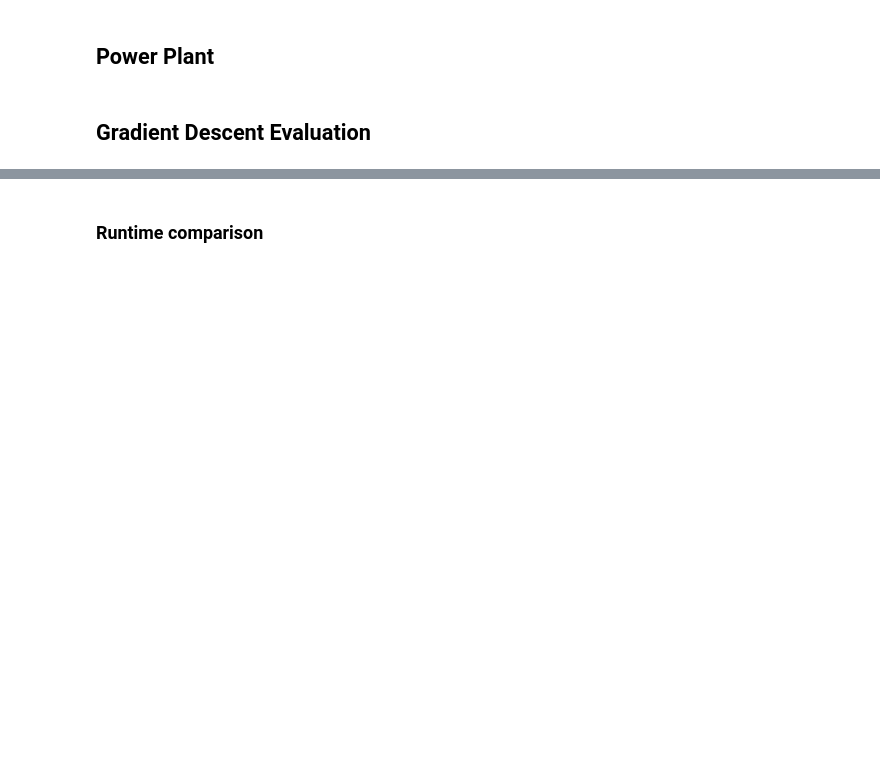
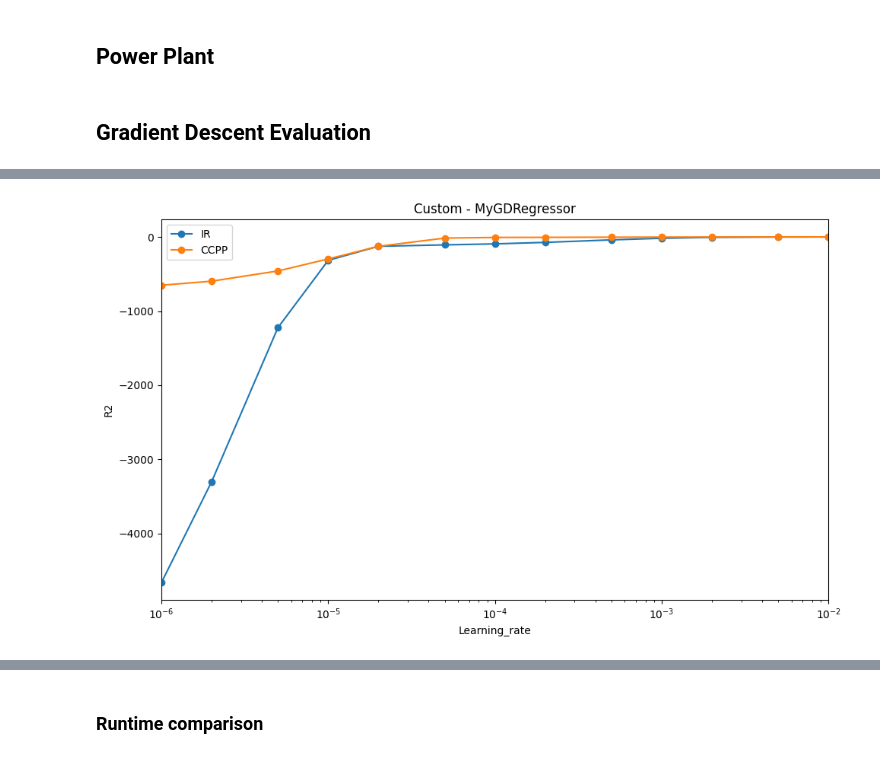
Before and after one commit to Maustrian3/ML24, a Jupyter notebook: exercise-2/ex2-evaluation.ipynb, the cells around one changed output, grey strips where cells are left out. Saved outputs shown, nothing was run; the diff lists cells and outputs as text; code cells hidden in the pictures; blank space fills up the shorter version.

```diff
--- a/exercise-2/ex2-evaluation.ipynb
+++ b/exercise-2/ex2-evaluation.ipynb
@@ -262,0 +380,95 @@ KeyboardInterrupt:
+# %%
+reload(evaluator)
+
+ir_y_train = ir_y_train.astype(float)
+ir_y_test = ir_y_test.astype(float)
+
+max_iter = 10000
+
+hyperparameters_my_gd = {
+    'max_iter': max_iter,
+}
+
+hyperparameters_sgd = {
+    'max_iter': max_iter,
+    #'eta0': learning_rate,
+    'loss': 'squared_error',
+    'learning_rate': 'constant',
+    'tol': None,
+    'shuffle': False,
+    'penalty': None,
+}
+
+base_values = [0.05, 0.02, 0.01]
+scaled_values = base_values.copy()
+for i in range(1, 5):
+    for value in base_values:
+        scaled_values.append(value * (10 ** -i))
+scaled_values.reverse()
+scaled_values.pop()
+scaled_values.pop()  # Remove 0.5 and 0.2 as it is not a sensible learning rate
+
+my_sg_hyperparameters_iterator = {'learning_rate': scaled_values}
+sgd_hyperparameters_iterator = {'eta0': scaled_values}
+
+# MyGDRegressor
+
+ir_learning_rate_my_sg_regressor = evaluator.evaluate2(MyGDRegressor,
+                                                       ir_X_train, ir_y_train, ir_X_test, ir_y_test,
+                                                       hyperparameters=hyperparameters_my_gd,
+                                                       hyperparameters_iterate=my_sg_hyperparameters_iterator)
+
+ccpp_learning_rate_my_sg_regressor = evaluator.evaluate2(MyGDRegressor,
+                                                         ccpp_X_train, ccpp_y_train, ccpp_X_test, ccpp_y_test,
+                                                         hyperparameters=hyperparameters_my_gd,
+                                                         hyperparameters_iterate=my_sg_hyperparameters_iterator)
+
+# bf_learning_rate_my_sg_regressor = evaluator.evaluate2(MyGDRegressor,
+#                                                        bf_X_train, bf_y_train, bf_X_test, bf_y_test,
+#                                                        hyperparameters=hyperparameters_my_gd,
+#                                                        hyperparameters_iterate=my_sg_hyperparameters_iterator)
+
+# Sklearn SGDRegressor
+
+ir_learning_rate_sgd_regressor = evaluator.evaluate2(SGDRegressor,
+                                                ir_X_train, ir_y_train, ir_X_test, ir_y_test,
+                                                hyperparameters=hyperparameters_sgd,
+                                                hyperparameters_iterate=sgd_hyperparameters_iterator)
+
+ccpp_learning_rate_sgd_regressor = evaluator.evaluate2(SGDRegressor,
+                                                  ccpp_X_train, ccpp_y_train, ccpp_X_test, ccpp_y_test,
+                                                  hyperparameters=hyperparameters_sgd,
+                                                  hyperparameters_iterate=sgd_hyperparameters_iterator)
+
+# bf_learning_rate_sgd_regressor = evaluator.evaluate2(SGDRegressor,
+#                                                 bf_X_train, bf_y_train, bf_X_test, bf_y_test,
+#                                                 hyperparameters=hyperparameters_sgd,
+#                                                 hyperparameters_iterate=sgd_hyperparameters_iterator)
+
+# Draw diagrams for IR and CCPP datasets:
+
+evaluator.draw_diagram2_list({"IR": ir_learning_rate_my_sg_regressor, "CCPP": ccpp_learning_rate_my_sg_regressor}, x_axis='learning_rate', y_axis=['R2', 'MSE', 'time'], logaritmic=True, title="Custom - MyGDRegressor")
+
+evaluator.draw_diagram2_list({"IR": ir_learning_rate_sgd_regressor, "CCPP": ccpp_learning_rate_sgd_regressor}, x_axis='eta0', y_axis=['R2', 'MSE', 'time'], logaritmic=True, title="Sklearn - SGDRegressor")
+
+# Draw diagram for BF dataset
+# evaluator.draw_diagram2_list(
+#     {"BF - Custom": bf_learning_rate_my_sg_regressor, "BF - Sklearn": bf_learning_rate_sgd_regressor},
+#     x_axis=['learning_rate', 'eta0'], y_axis=['R2', 'MSE', 'time'], logaritmic=True)
+
+# Save data in pickle file
+# import pickle
+#
+# with open('gradient_eval.pkl', 'wb') as f:
+#     pickle.dump({"sklearn_results_gradient_learning_rate": {
+#         "ir": ir_max_iter_sgd_regressor,
+#         "ccpp": ccpp_max_iter_sgd_regressor,
+#         "bf": bf_max_iter_sgd_regressor
+#     },
+#         "custom_results": {
+#         "ir": ir_learning_rate_my_sg_regressor,
+#         "ccpp": ccpp_learning_rate_my_sg_regressor,
+#         "bf": bf_learning_rate_my_sg_regressor
+#     },
+#     }, f)
+# %% [output]
@@ -262,0 +492 @@ KeyboardInterrupt:
+[figure, added]
```
Also changed, not shown: parts of 15 cells of this notebook, 2 other files.
